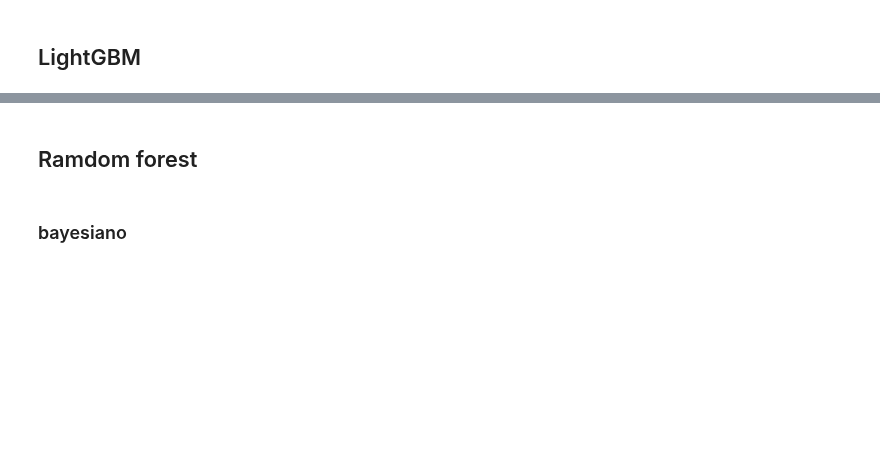
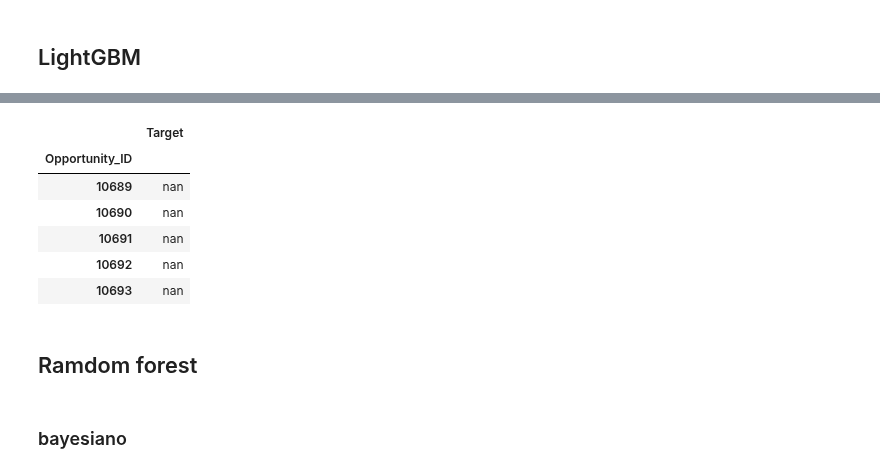
Before and after one commit to GIBelletti/TP2-Datos-2c-2020, a Jupyter notebook: TP2_2c_2020.ipynb, the cells around one changed output, grey strips where cells are left out. Cells and saved outputs as stored; diff of their text form; code cells hidden in the pictures; blank space fills up the shorter version.

```diff
--- a/TP2_2c_2020.ipynb
+++ b/TP2_2c_2020.ipynb
@@ -1084,0 +1149,7 @@ TypeError: ignored
+# %%
+resultado = pd.Series(res)
+
+#ids = eval_data['Opportunity_ID'].values
+#resultado = pd.DataFrame({'Opportunity_ID': ids, 'target': resultado})
+#resultado = (resultado - 1) * (-1)#En las ultimas pruevas es el opuesto el que genera mejor resultado
+resultado
@@ -1085,3 +1169,14 @@ TypeError: ignored
+# %%
+dataResultante = generarResultado(agrupacionTesteo,resultado)
+dataResultante.head()
+# %% [output]
+|  | Target |
+| Opportunity_ID |  |
+| 10689 | nan |
+| 10690 | nan |
+| 10691 | nan |
+| 10692 | nan |
+| 10693 | nan |
 # %% [markdown]
 ## Ramdom forest
 # %% [markdown]
```
Also changed, not shown: parts of 29 cells of this notebook.
